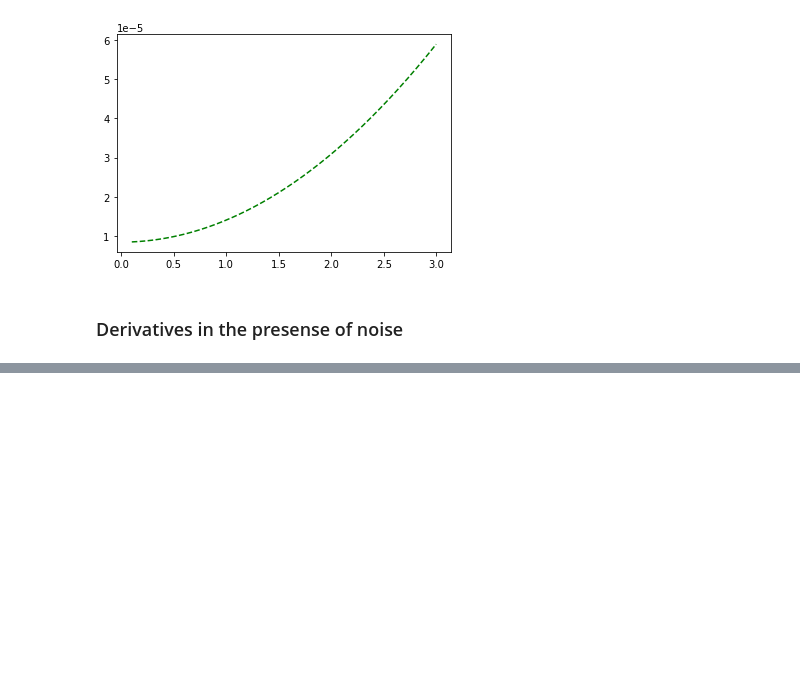
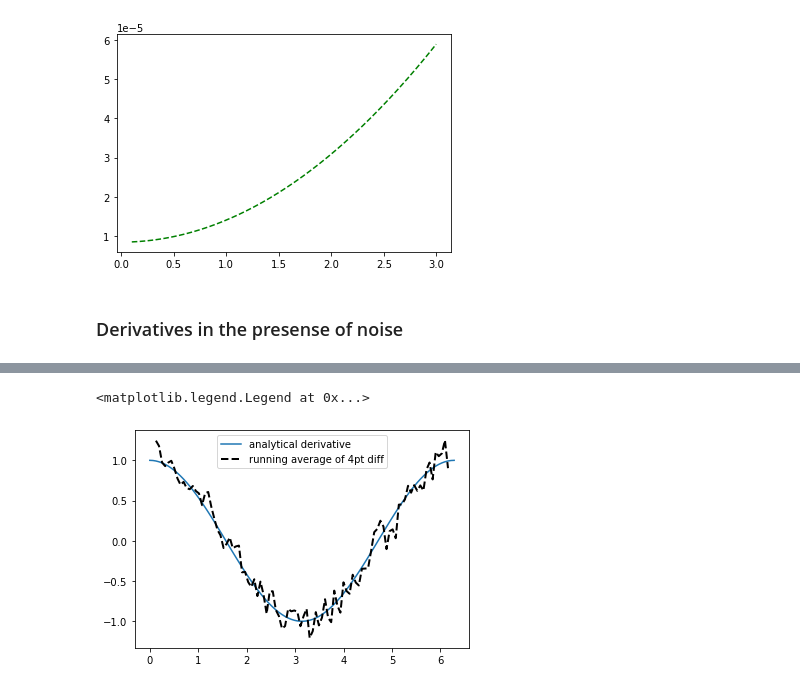
Before and after one commit to ds-connectors/Physics-88-Fa20, a Jupyter notebook: Week11/Lecture07a.ipynb, the cells around one changed output, grey strips where cells are left out. Drawn from its saved outputs; the diff is of its cells as text; code cells hidden in the pictures; blank space fills up the shorter version.

```diff
--- a/Week11/Lecture07a.ipynb
+++ b/Week11/Lecture07a.ipynb
@@ -314,0 +315,12 @@ plt.legend(loc='upper center')
+# %%
+# compute a running average of the derivative
+Nave = 2
+
+dyave = [np.mean(dy[i-Nave:i+Nave]) for i in range(Nave,len(dy)-Nave)]
+plt.plot(x,dy_analytical,label='analytical derivative')
+plt.plot(x[Nave:-Nave],dyave,'k--',lw=2,label='running average of 4pt diff')
+
+plt.legend(loc='upper center')
+# %% [output]
+<matplotlib.legend.Legend at 0x...>
+[figure, added]
```
Also changed, not shown: parts of 1 cell of this notebook.
